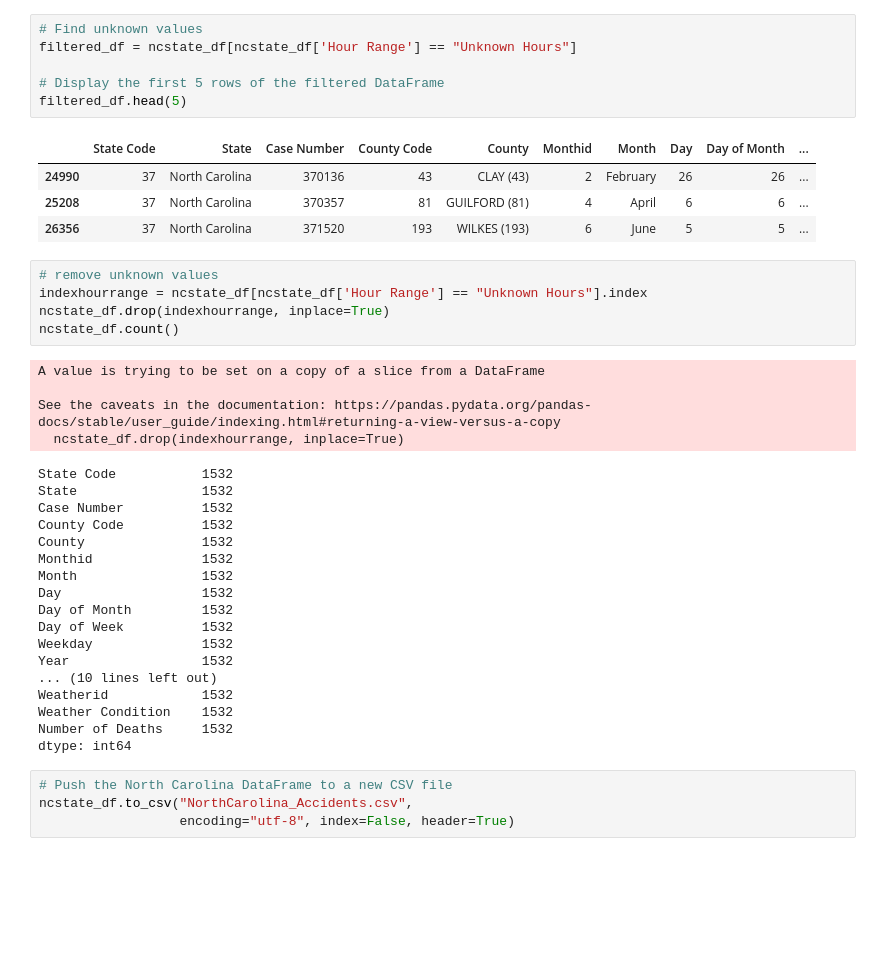
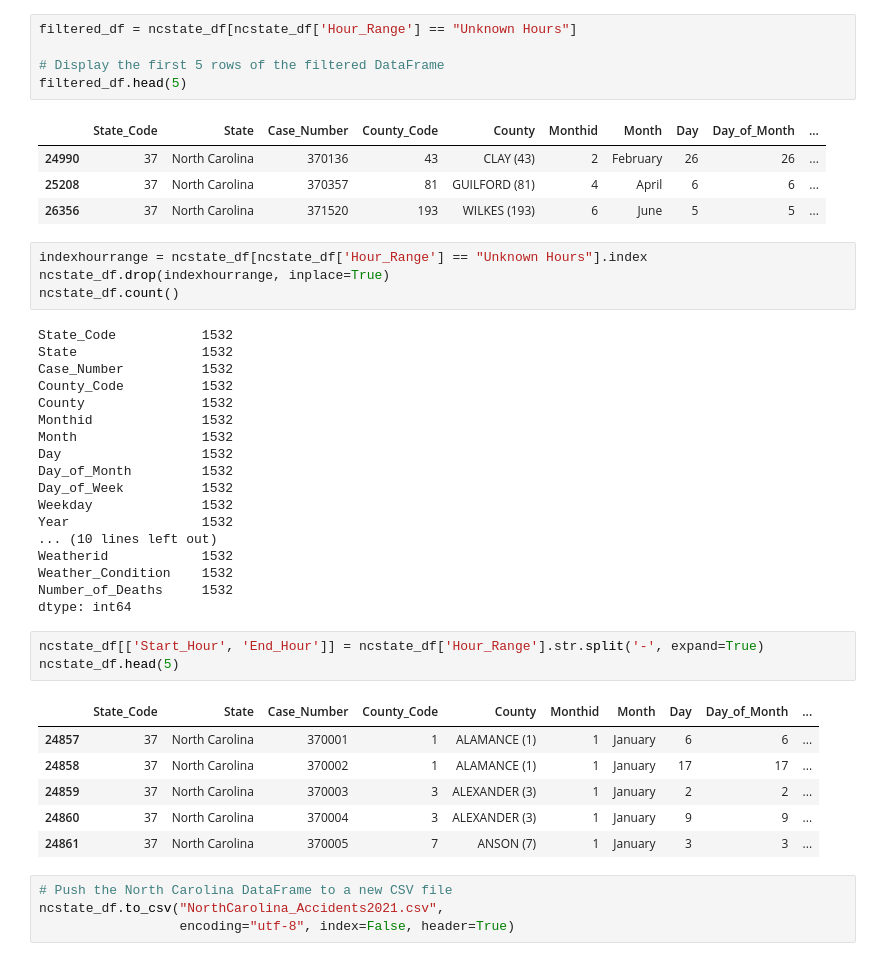
Before and after one commit to AVo7912/fatal_accidents_nc, a Jupyter notebook: NorthCarolina_Accidents.ipynb, the cells around one changed output. Cells and saved outputs as stored; diff of their text form; blank space fills up the shorter version.

```diff
--- a/NorthCarolina_Accidents.ipynb
+++ b/NorthCarolina_Accidents.ipynb
@@ -56,42 +63,46 @@ ncstate_df.dropna()
 # %%
-# Find unknown values
-filtered_df = ncstate_df[ncstate_df['Hour Range'] == "Unknown Hours"]
+filtered_df = ncstate_df[ncstate_df['Hour_Range'] == "Unknown Hours"]
 
 # Display the first 5 rows of the filtered DataFrame
 filtered_df.head(5)
 # %% [output]
-|  | State Code | State | Case Number | County Code | County | Monthid | Month | Day | Day of Month | ... |
+|  | State_Code | State | Case_Number | County_Code | County | Monthid | Month | Day | Day_of_Month | ... |
 | 24990 | 37 | North Carolina | 370136 | 43 | CLAY (43) | 2 | February | 26 | 26 | ... |
 | 25208 | 37 | North Carolina | 370357 | 81 | GUILFORD (81) | 4 | April | 6 | 6 | ... |
 | 26356 | 37 | North Carolina | 371520 | 193 | WILKES (193) | 6 | June | 5 | 5 | ... |
 # %%
-# remove unknown values
-indexhourrange = ncstate_df[ncstate_df['Hour Range'] == "Unknown Hours"].index
+indexhourrange = ncstate_df[ncstate_df['Hour_Range'] == "Unknown Hours"].index
 ncstate_df.drop(indexhourrange, inplace=True)
 ncstate_df.count()
 # %% [output]
-A value is trying to be set on a copy of a slice from a DataFrame
-
-See the caveats in the documentation: https://pandas.pydata.org/pandas-docs/stable/user_guide/indexing.html#returning-a-view-versus-a-copy
-  ncstate_df.drop(indexhourrange, inplace=True)
+State_Code           1532
+State                1532
+Case_Number          1532
+County_Code          1532
+County               1532
+Monthid              1532
+Month                1532
+Day                  1532
+Day_of_Month         1532
+Day_of_Week          1532
+Weekday              1532
+Year                 1532
+... (10 lines left out)
+Weatherid            1532
+Weather_Condition    1532
+Number_of_Deaths     1532
+dtype: int64
-State Code           1532
-State                1532
-Case Number          1532
-County Code          1532
-County               1532
-Monthid              1532
-Month                1532
-Day                  1532
-Day of Month         1532
-Day of Week          1532
-Weekday              1532
-Year                 1532
-... (10 lines left out)
-Weatherid            1532
-Weather Condition    1532
-Number of Deaths     1532
-dtype: int64
+# %%
+ncstate_df[['Start_Hour', 'End_Hour']] = ncstate_df['Hour_Range'].str.split('-', expand=True)
+ncstate_df.head(5)
+# %% [output]
+|  | State_Code | State | Case_Number | County_Code | County | Monthid | Month | Day | Day_of_Month | ... |
+| 24857 | 37 | North Carolina | 370001 | 1 | ALAMANCE (1) | 1 | January | 6 | 6 | ... |
+| 24858 | 37 | North Carolina | 370002 | 1 | ALAMANCE (1) | 1 | January | 17 | 17 | ... |
+| 24859 | 37 | North Carolina | 370003 | 3 | ALEXANDER (3) | 1 | January | 2 | 2 | ... |
+| 24860 | 37 | North Carolina | 370004 | 3 | ALEXANDER (3) | 1 | January | 9 | 9 | ... |
+| 24861 | 37 | North Carolina | 370005 | 7 | ANSON (7) | 1 | January | 3 | 3 | ... |
 # %%
 # Push the North Carolina DataFrame to a new CSV file
-ncstate_df.to_csv("NorthCarolina_Accidents.csv",
+ncstate_df.to_csv("NorthCarolina_Accidents2021.csv",
                   encoding="utf-8", index=False, header=True)
```
Also changed, not shown: parts of 12 cells of this notebook.
